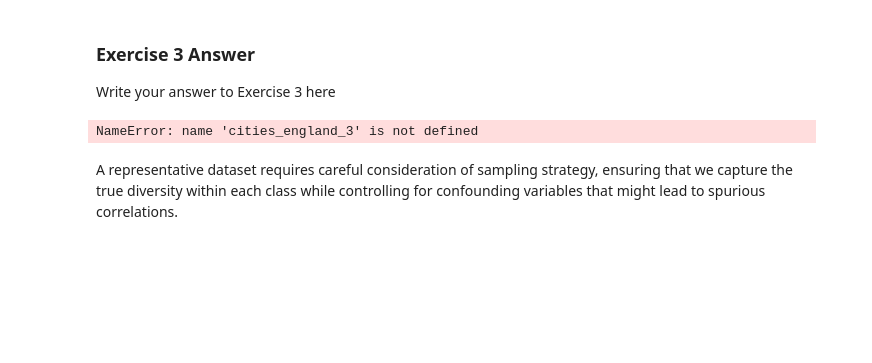
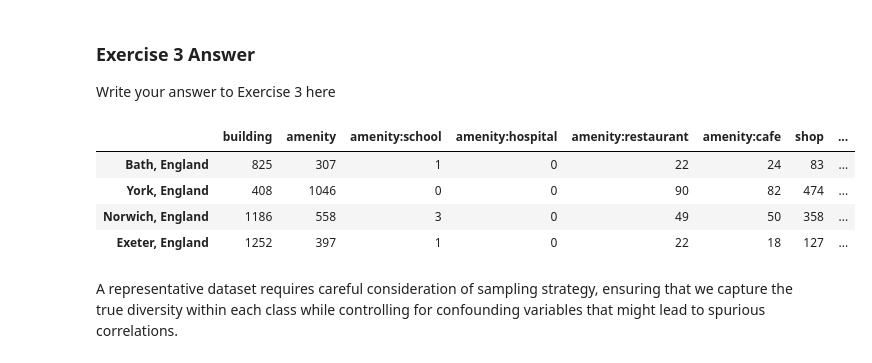
Before and after one commit to call493/MLFC, a Jupyter notebook: _notebooks/01-geospatial-practical.ipynb, the cells around one changed output. Saved outputs shown, nothing was run; the diff lists cells and outputs as text; code cells hidden in the pictures; blank space fills up the shorter version.

```diff
--- a/_notebooks/01-geospatial-practical.ipynb
+++ b/_notebooks/01-geospatial-practical.ipynb
@@ -701,26 +701,36 @@ Consider the following questions:
 Write your answer to Exercise 3 here
 # %%
 # TODO: discuss
-# %%
-cities_england_new = {} # TODO
-cities_kenya_new = {} # TODO
-features_new = [] # TODO
-
-df_test_3a = build_feature_dataframe(city_dicts=[ ("England", cities_england_3)], features=features,box_size_km=1)
-X_test_3a = df_test_3a.drop(columns="country").fillna(0)
-# y_test_3a = df_test_3a["country"]
-
-df_new = build_feature_dataframe(city_dicts=[("Kenya", cities_kenya_new), ("England", cities_england_new)], features=features_new,box_size_km=1)
-X_new = df_new.drop(columns="country").fillna(0)
-y_new = df_new["country"]
-
-clf = LogisticRegression(max_iter=1000)
-clf.fit(X_new, y_new)
-
-y_pred_new = clf.predict(X_test_3a)
-pd.Series(y_pred_new, index=X_test_3a.index)
-# %% [output]
-NameError: name 'cities_england_3' is not defined
+# %%
+# Exercise 3 - Testing on new English towns with fallback for missing features
+
+# Define a new set of English towns (different from the training/test sets)
+cities_england_3 = {
+    "Bath, England": {"latitude": 51.3758, "longitude": -2.3599},
+    "York, England": {"latitude": 53.9590, "longitude": -1.0815},
+    "Norwich, England": {"latitude": 52.6309, "longitude": 1.2974},
+    "Exeter, England": {"latitude": 50.7184, "longitude": -3.5339}
+}
+
+# Build dataframe for these towns
+df_england_3 = build_feature_dataframe(
+    city_dicts=[("England", cities_england_3)],
+    features=features,
+    box_size_km=1
+)
+
+# Handle missing values (e.g. if no POIs are found, fill with zeros)
+X_england_3 = df_england_3.drop(columns="country").fillna(0)
+y_england_3 = df_england_3["country"]
+
+# Show the feature matrix
+df_england_3.head()
+# %% [output]
+|  | building | amenity | amenity:school | amenity:hospital | amenity:restaurant | amenity:cafe | shop | ... |
+| Bath, England | 825 | 307 | 1 | 0 | 22 | 24 | 83 | ... |
+| York, England | 408 | 1046 | 0 | 0 | 90 | 82 | 474 | ... |
+| Norwich, England | 1186 | 558 | 3 | 0 | 49 | 50 | 358 | ... |
+| Exeter, England | 1252 | 397 | 1 | 0 | 22 | 18 | 127 | ... |
 # %% [markdown]
 A representative dataset requires careful consideration of sampling
 strategy, ensuring that we capture the true diversity within each class
```
Also changed, not shown: parts of 3 cells of this notebook.
